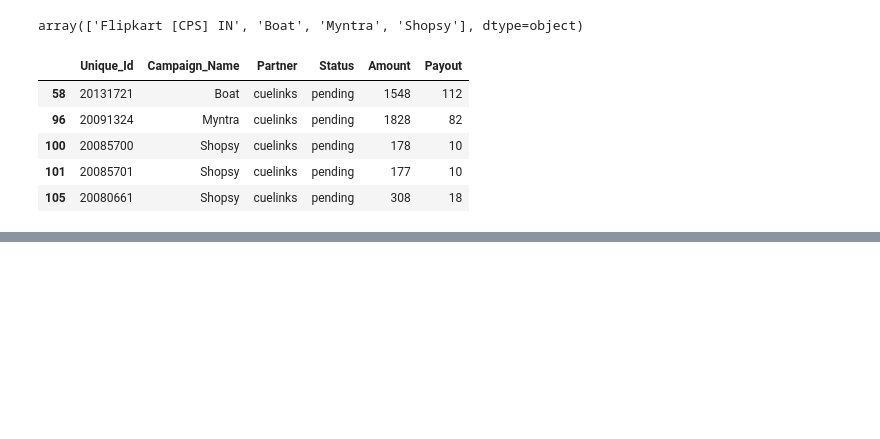
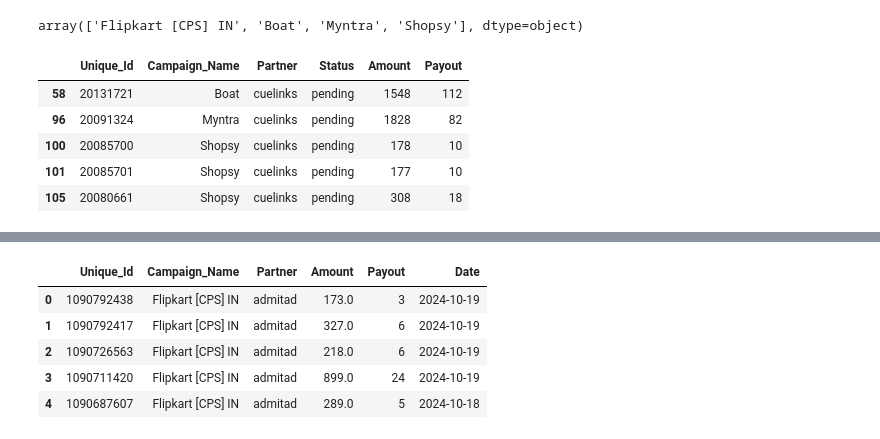
Before and after one commit to Maruf-Ahmad-khan/Car_Price_Prediction_Sklearn_Column_Transformation, a Jupyter notebook: Comparision_Hyyzo.ipynb, the cells around one changed output, grey strips where cells are left out. Saved outputs shown, nothing was run; the diff lists cells and outputs as text; code cells hidden in the pictures; blank space fills up the shorter version.

```diff
--- a/Comparision_Hyyzo.ipynb
+++ b/Comparision_Hyyzo.ipynb
@@ -713,0 +765,11 @@ Data_Hyyzo_Cols.query("Partner == 'cuelinks'").loc[Data_Hyyzo_Cols['Amount'] > 1
+# %%
+part_hyyzo_cols['Date'] = pd.to_datetime(part_hyyzo_cols['Action_Date'],dayfirst=True, errors='coerce').dt.strftime('%Y-%m-%d')
+part_hyyzo_cols.drop(columns=['Action_Date'], inplace=True)
+part_hyyzo_cols.head()
+# %% [output]
+|  | Unique_Id | Campaign_Name | Partner | Amount | Payout | Date |
+| 0 | 1090792438 | Flipkart [CPS] IN | admitad | 173.0 | 3 | 2024-10-19 |
+| 1 | 1090792417 | Flipkart [CPS] IN | admitad | 327.0 | 6 | 2024-10-19 |
+| 2 | 1090726563 | Flipkart [CPS] IN | admitad | 218.0 | 6 | 2024-10-19 |
+| 3 | 1090711420 | Flipkart [CPS] IN | admitad | 899.0 | 24 | 2024-10-19 |
+| 4 | 1090687607 | Flipkart [CPS] IN | admitad | 289.0 | 5 | 2024-10-18 |
```
Also changed, not shown: parts of 8 cells of this notebook, 5 other files.
